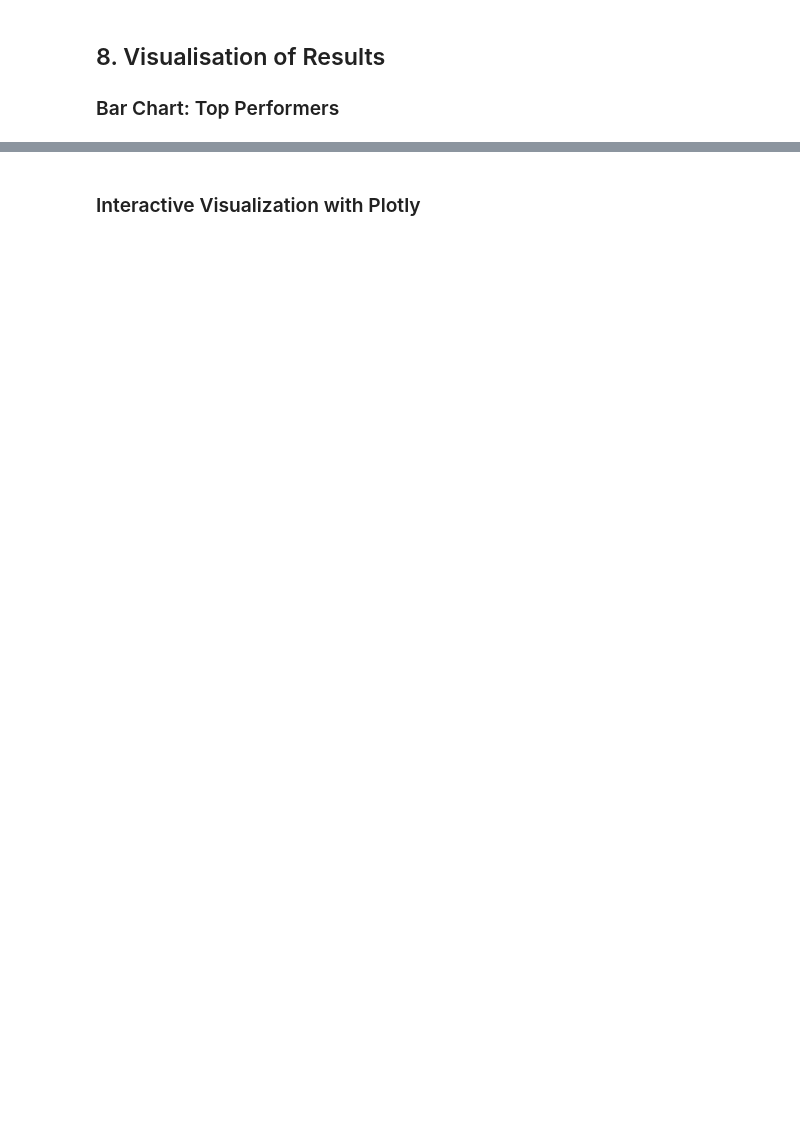
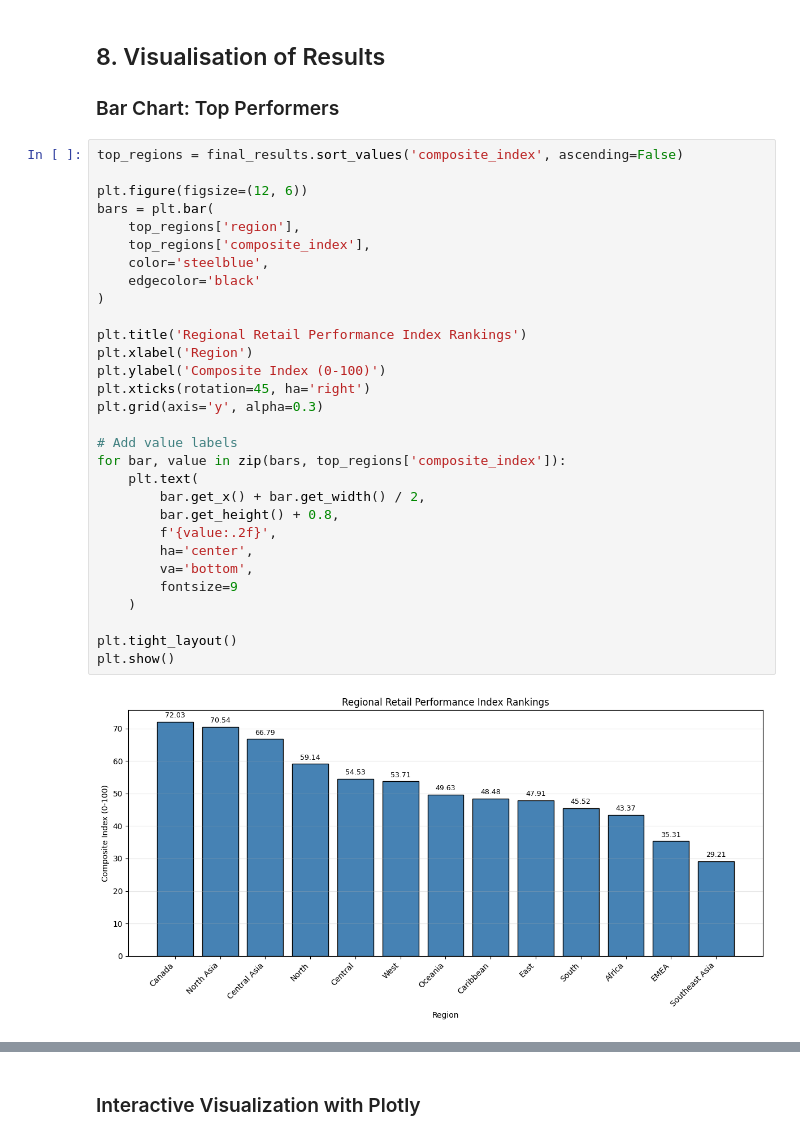
Before and after one commit to HaroldasT2/Data_Analysis_and_Visualisation_CA1, a Jupyter notebook: Indicator_analysis.ipynb, the cells around one changed output, grey strips where cells are left out. Cells and saved outputs as stored; diff of their text form; blank space fills up the shorter version.

```diff
--- a/Indicator_analysis.ipynb
+++ b/Indicator_analysis.ipynb
@@ -1890,3 +2064,35 @@ The final composite index provides a clear and interpretable ranking of regional
 ## 8. Visualisation of Results
 
 ### Bar Chart: Top Performers
+# %%
+top_regions = final_results.sort_values('composite_index', ascending=False)
+
+plt.figure(figsize=(12, 6))
+bars = plt.bar(
+    top_regions['region'],
+    top_regions['composite_index'],
+    color='steelblue',
+    edgecolor='black'
+)
+
+plt.title('Regional Retail Performance Index Rankings')
+plt.xlabel('Region')
+plt.ylabel('Composite Index (0-100)')
+plt.xticks(rotation=45, ha='right')
+plt.grid(axis='y', alpha=0.3)
+
+# Add value labels
+for bar, value in zip(bars, top_regions['composite_index']):
+    plt.text(
+        bar.get_x() + bar.get_width() / 2,
+        bar.get_height() + 0.8,
+        f'{value:.2f}',
+        ha='center',
+        va='bottom',
+        fontsize=9
+    )
+
+plt.tight_layout()
+plt.show()
+# %% [output]
+[figure, added]
```
Also changed, not shown: parts of 13 cells of this notebook.
